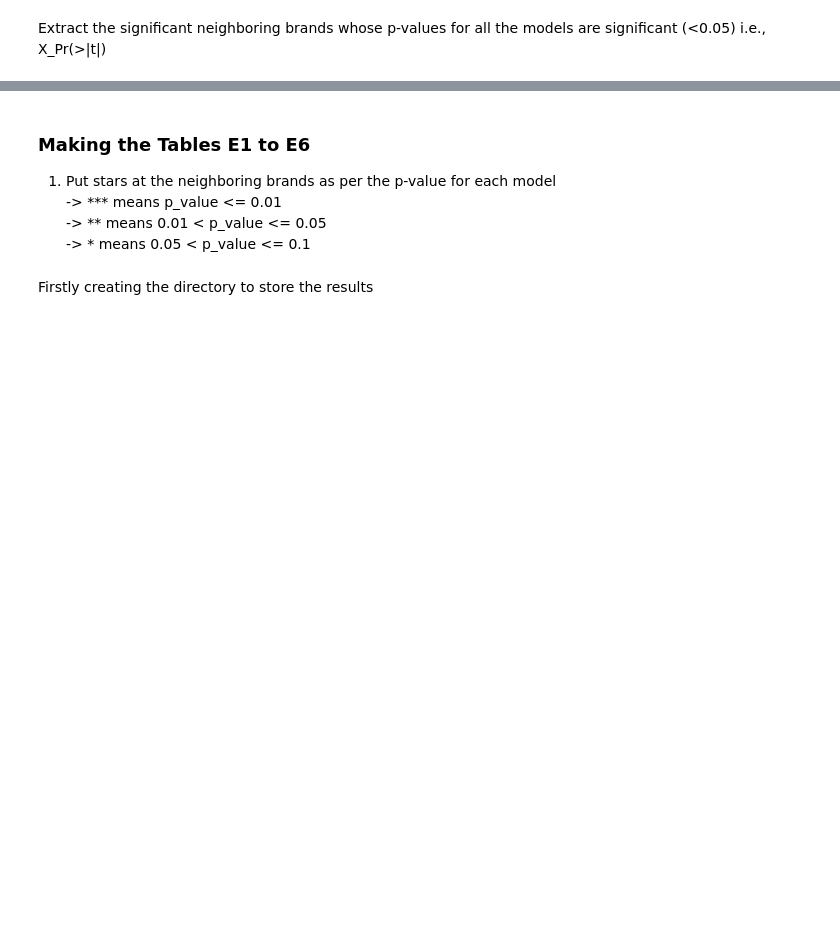
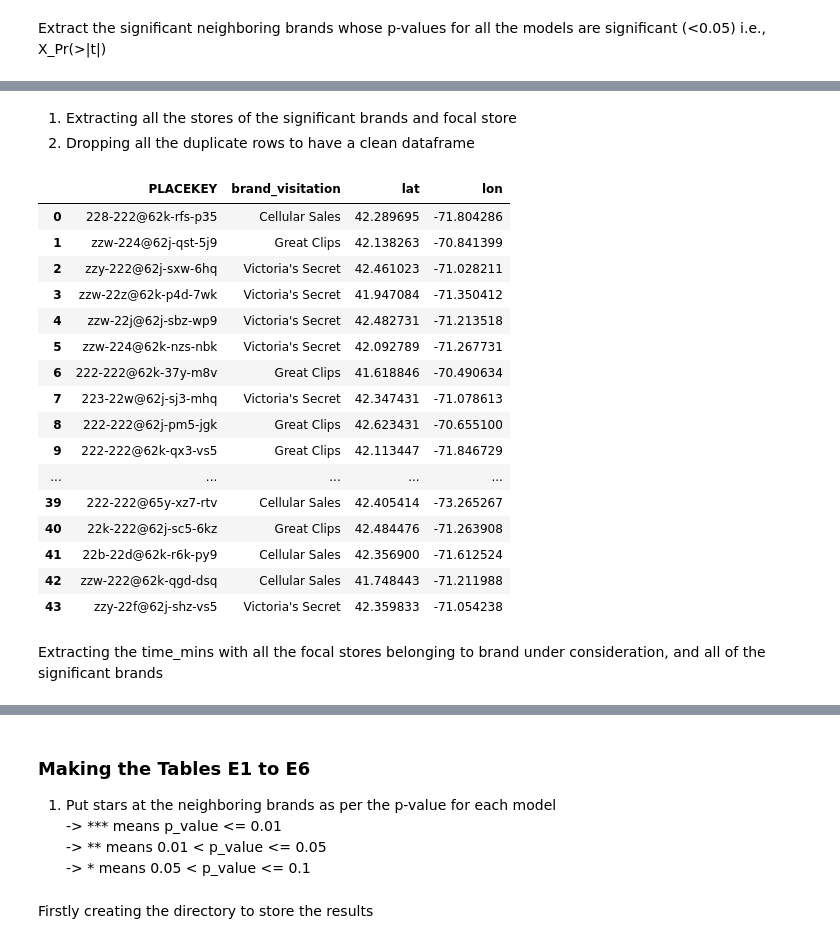
Before and after one commit to embedded-robotics/local-business-network, a Jupyter notebook: part3_visuals_tables/co-efficients_estimation.ipynb, the cells around one changed output, grey strips where cells are left out. Cells and saved outputs as stored; diff of their text form; code cells hidden in the pictures; blank space fills up the shorter version.

```diff
--- a/part3_visuals_tables/co-efficients_estimation.ipynb
+++ b/part3_visuals_tables/co-efficients_estimation.ipynb
@@ -173,0 +246,28 @@ significant_brands_list
+# %% [markdown]
+1. Extracting all the stores of the significant brands and focal store
+2. Dropping all the duplicate rows to have a clean dataframe
+# %%
+brands_visits_focal_sig_neib = brands_visits[(brands_visits['brand_visitation'].isin(significant_brands_list)) | (brands_visits['brand_visitation']==brand)]
+brands_visits_focal_sig_neib = brands_visits_focal_sig_neib.drop(columns=['date', 'visits_by_day', 'spend_by_day', 'brand_standard'])
+brands_visits_focal_sig_neib = brands_visits_focal_sig_neib.drop_duplicates().reset_index(drop=True)
+brands_visits_focal_sig_neib
+# %% [output]
+|  | PLACEKEY | brand_visitation | lat | lon |
+| 0 | 228-222@62k-rfs-p35 | Cellular Sales | 42.289695 | -71.804286 |
+| 1 | zzw-224@62j-qst-5j9 | Great Clips | 42.138263 | -70.841399 |
+| 2 | zzy-222@62j-sxw-6hq | Victoria's Secret | 42.461023 | -71.028211 |
+| 3 | zzw-22z@62k-p4d-7wk | Victoria's Secret | 41.947084 | -71.350412 |
+| 4 | zzw-22j@62j-sbz-wp9 | Victoria's Secret | 42.482731 | -71.213518 |
+| 5 | zzw-224@62k-nzs-nbk | Victoria's Secret | 42.092789 | -71.267731 |
+| 6 | 222-222@62k-37y-m8v | Great Clips | 41.618846 | -70.490634 |
+| 7 | 223-22w@62j-sj3-mhq | Victoria's Secret | 42.347431 | -71.078613 |
+| 8 | 222-222@62j-pm5-jgk | Great Clips | 42.623431 | -70.655100 |
+| 9 | 222-222@62k-qx3-vs5 | Great Clips | 42.113447 | -71.846729 |
+| ... | ... | ... | ... | ... |
+| 39 | 222-222@65y-xz7-rtv | Cellular Sales | 42.405414 | -73.265267 |
+| 40 | 22k-222@62j-sc5-6kz | Great Clips | 42.484476 | -71.263908 |
+| 41 | 22b-22d@62k-r6k-py9 | Cellular Sales | 42.356900 | -71.612524 |
+| 42 | zzw-222@62k-qgd-dsq | Cellular Sales | 41.748443 | -71.211988 |
+| 43 | zzy-22f@62j-shz-vs5 | Victoria's Secret | 42.359833 | -71.054238 |
+# %% [markdown]
+Extracting the time_mins with all the focal stores belonging to brand under consideration, and all of the significant brands
```
Also changed, not shown: parts of 46 cells of this notebook.
